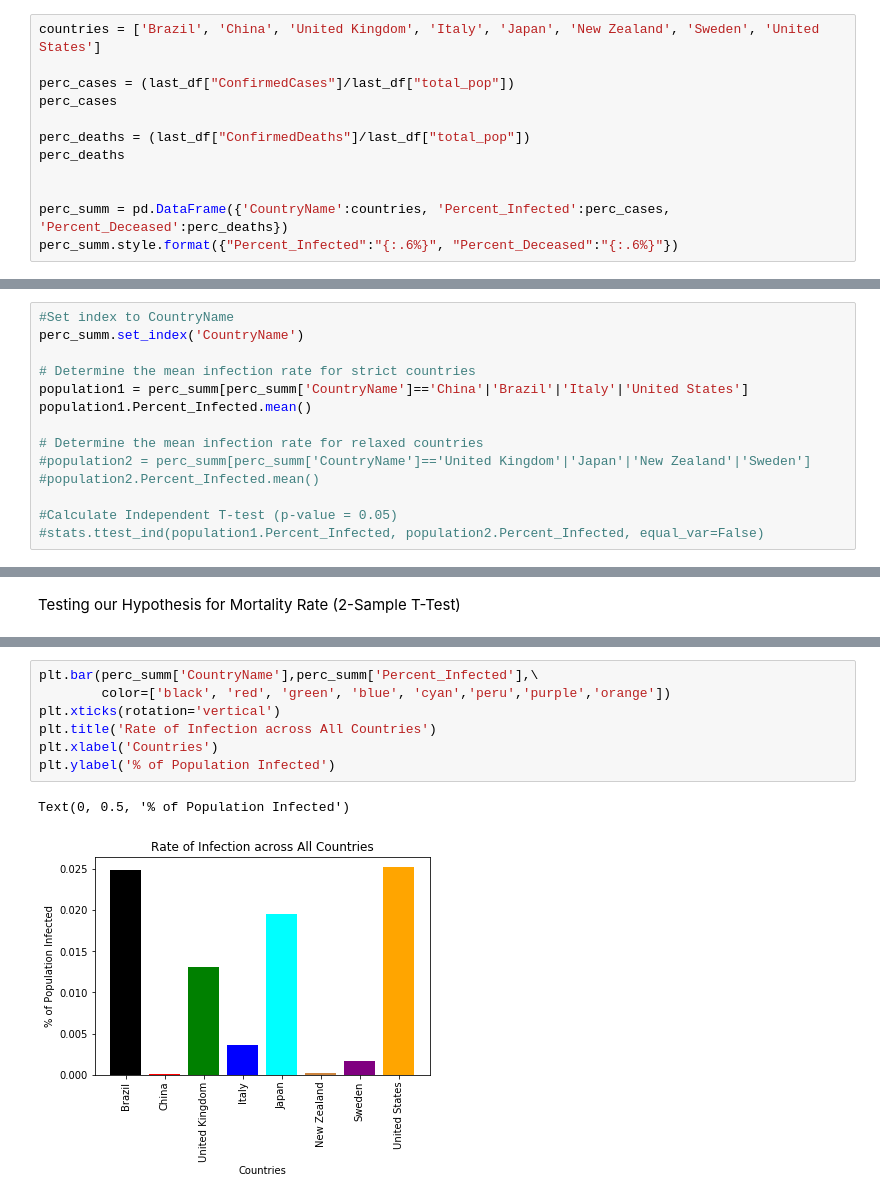
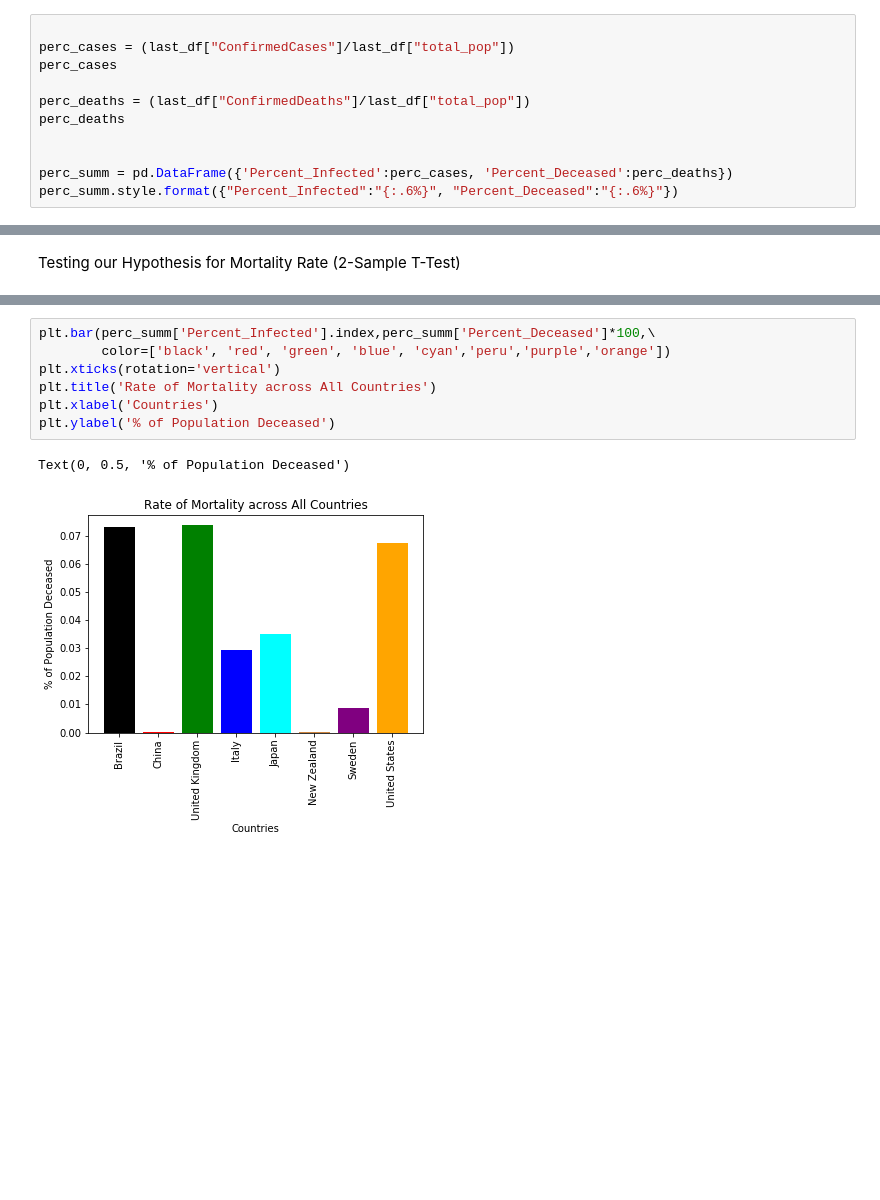
Before and after one commit to rejane-b/Project_1, a Jupyter notebook: Daily_Cases_Total_Cases.ipynb, the cells around one changed output, grey strips where cells are left out. Saved outputs shown, nothing was run; the diff lists cells and outputs as text; blank space fills up the shorter version.

```diff
--- a/Daily_Cases_Total_Cases.ipynb
+++ b/Daily_Cases_Total_Cases.ipynb
@@ -182,7 +182,6 @@ See the caveats in the documentation: https://pandas.pydata.org/pandas-docs/stab
 | Sweden | 2020-10-22 | 0.0 | 1.0 | 0.0 | 2.0 | ... |
 | United States | 2020-10-22 | 3.0 | 2.0 | 2.0 | 2.0 | ... |
 # %%
-countries = ['Brazil', 'China', 'United Kingdom', 'Italy', 'Japan', 'New Zealand', 'Sweden', 'United States']
 
 perc_cases = (last_df["ConfirmedCases"]/last_df["total_pop"])
 perc_cases
@@ -191,6 +190,6 @@ perc_deaths = (last_df["ConfirmedDeaths"]/last_df["total_pop"])
 perc_deaths
 
 
-perc_summ = pd.DataFrame({'CountryName':countries, 'Percent_Infected':perc_cases, 'Percent_Deceased':perc_deaths})
+perc_summ = pd.DataFrame({'Percent_Infected':perc_cases, 'Percent_Deceased':perc_deaths})
 perc_summ.style.format({"Percent_Infected":"{:.6%}", "Percent_Deceased":"{:.6%}"})
 # %% [output]
@@ -208,17 +207,3 @@ perc_summ.style.format({"Percent_Infected":"{:.6%}", "Percent_Deceased":"{:.6%}"
 # Statistical Analysis
 # %% [markdown]
 Testing our Hypothesis for Infection Rate (2-Sample T-Test)
-# %%
-#Set index to CountryName
-perc_summ.set_index('CountryName')
-
-# Determine the mean infection rate for strict countries
-population1 = perc_summ[perc_summ['CountryName']=='China'|'Brazil'|'Italy'|'United States']
-population1.Percent_Infected.mean()
-
-# Determine the mean infection rate for relaxed countries
-#population2 = perc_summ[perc_summ['CountryName']=='United Kingdom'|'Japan'|'New Zealand'|'Sweden']
-#population2.Percent_Infected.mean()
-
-#Calculate Independent T-test (p-value = 0.05)
-#stats.ttest_ind(population1.Percent_Infected, population2.Percent_Infected, equal_var=False)
@@ -243,10 +249,10 @@ Testing our Hypothesis for Mortality Rate (2-Sample T-Test)
 # %%
-plt.bar(perc_summ['CountryName'],perc_summ['Percent_Infected'],\
+plt.bar(perc_summ['Percent_Infected'].index,perc_summ['Percent_Deceased']*100,\
         color=['black', 'red', 'green', 'blue', 'cyan','peru','purple','orange'])
 plt.xticks(rotation='vertical')
-plt.title('Rate of Infection across All Countries')
+plt.title('Rate of Mortality across All Countries')
 plt.xlabel('Countries')
-plt.ylabel('% of Population Infected')
+plt.ylabel('% of Population Deceased')
 # %% [output]
-Text(0, 0.5, '% of Population Infected')
+Text(0, 0.5, '% of Population Deceased')
-[figure, old version]
+[figure, new version]
```
Also changed, not shown: parts of 12 cells of this notebook, 2 other files.
